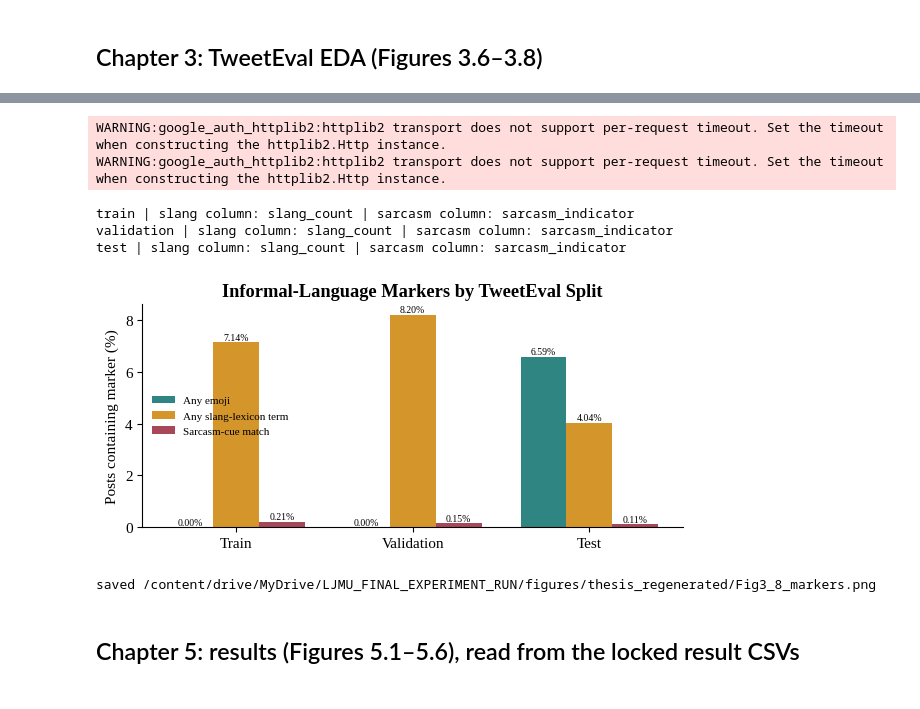
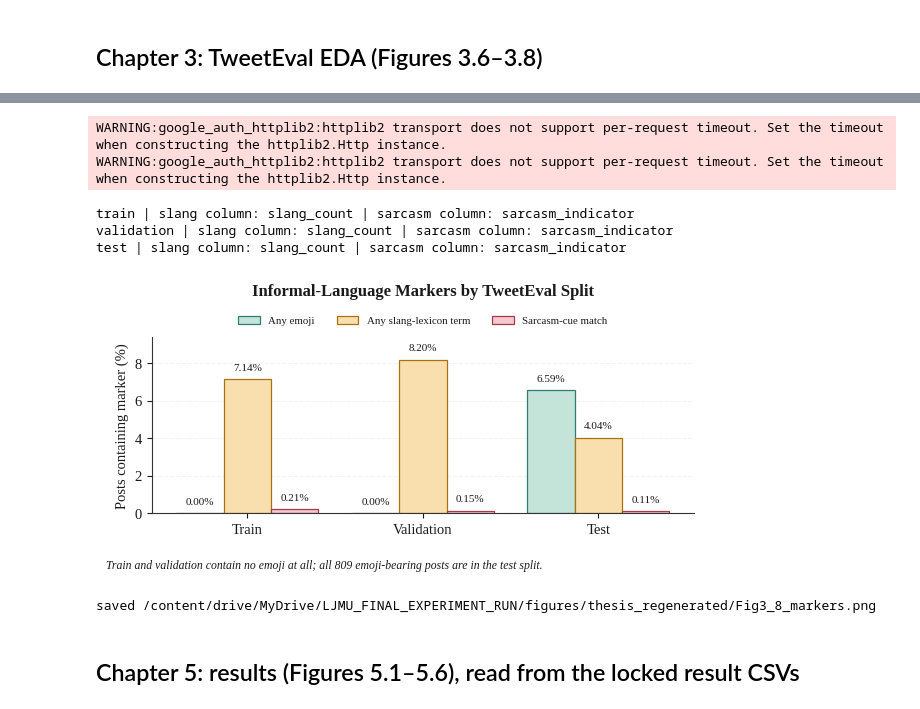
Before and after one commit to abtGIT/ethical-risk-assessment-sentiment-analysis-models-social-media-monitoring-bias-inclusivity, a Jupyter notebook: Implementation/FIGURES_Regenerate.ipynb, the cells around one changed output, grey strips where cells are left out. Drawn from its saved outputs; the diff is of its cells as text; code cells hidden in the pictures.

```diff
--- a/Implementation/FIGURES_Regenerate.ipynb
+++ b/Implementation/FIGURES_Regenerate.ipynb
@@ -53,18 +62,17 @@ saved /content/drive/MyDrive/LJMU_FINAL_EXPERIMENT_RUN/figures/thesis_regenerate
 # %%
 # Figure 3.7 post length: left train vs test; right by class, all splits pooled
 wc = {s: d.text.astype(str).str.split().str.len() for s, d in splits.items()}
-fig, (a1, a2) = plt.subplots(1, 2, figsize=(6.1, 2.9))
-bins = np.arange(0, 38)
-for s, col in (('train', C['navy']), ('test', C['orange'])):
-    a1.hist(wc[s], bins=bins, density=True, alpha=0.6, color=col, label=f'{s.title()} (mean {wc[s].mean():.1f})')
+fig, (a1, a2) = plt.subplots(1, 2, gridspec_kw={'width_ratios': [1.05, 1]})
+bins = np.arange(0, max(wc['train'].max(), wc['test'].max()) + 2)
+for s, col, alpha in (('train', SRC_TGT[0], 0.85), ('test', SRC_TGT[1], 0.75)):
+    a1.hist(wc[s], bins=bins, density=True, color=col[0], edgecolor=col[1], linewidth=0.5, alpha=alpha, label=f'{s.title()} (mean {wc[s].mean():.1f})')
     log('3.7', f'mean words {s}', round(wc[s].mean(), 2))
-a1.legend(frameon=False, fontsize=8, loc='upper left'); a1.set_xlabel('Whitespace words per post'); a1.set_ylabel('Density')
-a1.set_title('Post Length: Train vs Test', fontweight='bold', fontsize=10)
+a1.legend(fontsize=9, loc='upper left'); a1.set_xlabel('Whitespace words per post'); a1.set_ylabel('Density'); a1.set_title('Post Length: Train vs Test')
 allp = pd.concat(splits.values()); allw = allp.text.astype(str).str.split().str.len()
 data = [allw[allp.label_id == k] for k in (0, 1, 2)]
-bp = a2.boxplot(data, patch_artist=True, showfliers=False, widths=0.5)
-for p_, col in zip(bp['boxes'], (C['neg'], C['neu'], C['pos'])): p_.set_facecolor(col)
+bp = a2.boxplot(data, widths=0.45, showfliers=False, patch_artist=True, medianprops={'color': '#1a1a1a', 'linewidth': 1.4})
+for p_, k in zip(bp['boxes'], (0, 1, 2)): p_.set_facecolor(CLS[k][0]); p_.set_edgecolor(CLS[k][1])
 for k, d_ in zip((0, 1, 2), data): log('3.7', f'pooled {lab[k]} Q1/med/Q3', np.percentile(d_, [25, 50, 75]).tolist())
-a2.set_xticklabels([lab[k] for k in (0, 1, 2)]); a2.set_ylabel('Whitespace words per post')
-a2.set_title('Post Length by Sentiment Class', fontweight='bold', fontsize=10); save(fig, 'Fig3_7_post_length.png')
+a2.set_xticks([1, 2, 3]); a2.set_xticklabels([lab[k] for k in (0, 1, 2)]); a2.set_ylabel('Whitespace words per post'); a2.set_title('Post Length by Sentiment Class')
+save(fig, 'Fig3_7_post_length.png', 1830, 864)
 # %% [output]
@@ -86,40 +94,77 @@ if ftu is None:
         auth.authenticate_user(); creds, _ = google.auth.default()
         req = build('drive', 'v3', credentials=creds, cache_discovery=False).files().get_media(fileId='14KfwtUf2zSd_jlW7i-6K8XgBJ62Aqk02')
         with io.FileIO('/content/final_thesis_utils.py', 'wb') as fh:
             dl = MediaIoBaseDownload(fh, req); done = False
             while not done: _, done = dl.next_chunk()
         import final_thesis_utils as ftu
     except Exception as ex:
         print('could not load final_thesis_utils:', ex)
 if ftu is None:
     print('final_thesis_utils not available: slang/sarcasm will use fallbacks (values may differ slightly)')
 rows = {}
 for s, d in splits.items():
     t = ftu.tag_subgroups(d.copy(), 'text') if ftu is not None else d.copy()
     emo = d.text.astype(str).map(lambda x: emoji.emoji_count(x) > 0)
     scol = next((c for c in t.columns if 'slang' in c.lower() and 'count' in c.lower()), None)
     sarc = next((c for c in t.columns if 'sarcas' in c.lower() and c != 'subgroup'), None)
     if scol: sl = t[scol] > 0
     else:
         lex = {w.lower() for w in getattr(ftu, 'SLANG_TERMS', [])}
         sl = d.text.astype(str).str.lower().str.findall(r"[a-z0-9']+").map(lambda ws: any(w in lex for w in ws)); print('slang fallback tokeniser used')
     sa = t[sarc].astype(bool) if sarc else pd.Series(False, index=d.index)
     print(s, '| slang column:', scol, '| sarcasm column:', sarc)
     rows[s] = [100 * emo.mean(), 100 * sl.mean(), 100 * sa.mean()]
     for name, v in zip(('emoji', 'slang', 'sarcasm'), rows[s]): log('3.8', f'{s} {name} %', round(v, 2))
-fig, ax = plt.subplots(figsize=(6.1, 3.0)); w = 0.26
-for i, (name, col) in enumerate(zip(('Any emoji', 'Any slang-lexicon term', 'Sarcasm-cue match'), (C['pos'], C['orange'], C['neg']))):
-    v = [rows[s][i] for s in splits]; bars = ax.bar(np.arange(3) + (i - 1) * w, v, w, color=col, label=name)
-    for b, x in zip(bars, v): ax.text(b.get_x() + b.get_width() / 2, x + 0.1, f'{x:.2f}%', ha='center', fontsize=7)
-ax.set_xticks(range(3)); ax.set_xticklabels([s.title() for s in splits]); ax.set_ylabel('Posts containing marker (%)')
-ax.legend(frameon=False, fontsize=8); ax.set_title('Informal-Language Markers by TweetEval Split', fontweight='bold'); save(fig, 'Fig3_8_markers.png')
+# Plot the frozen marker percentages with labels ABOVE their bars.
+# The palette and marker calculations above are unchanged.
+fig, ax = plt.subplots()
+w = 0.27
+split_names = list(splits)
+for i, (name, group) in enumerate(zip(
+    ('Any emoji', 'Any slang-lexicon term', 'Sarcasm-cue match'),
+    ('emoji-heavy', 'slang-heavy', 'sarcasm-indicated'),
+)):
+    values = [rows[s][i] for s in split_names]
+    bars = bar(
+        ax, np.arange(len(split_names)) + (i - 1) * w,
+        values, w, GRP[group], label=name
+    )
+    # A point-based offset works for tall bars and short/zero-height bars alike.
+    ax.bar_label(
+        bars,
+        labels=[f'{value:.2f}%' for value in values],
+        label_type='edge', padding=5, fontsize=8,
+        color='#1a1a1a'
+    )
+
+ax.set_xticks(np.arange(len(split_names)))
+ax.set_xticklabels([s.title() for s in split_names])
+ax.set_ylabel('Posts containing marker (%)')
+ax.set_ylim(0, max(9, max(max(v) for v in rows.values()) + 1.2))
+ax.yaxis.grid(True, linestyle='--', alpha=0.15)
+ax.set_axisbelow(True)
+
+# Move the legend out of the plotting area and reserve room for the title.
+ax.set_title('Informal-Language Markers by TweetEval Split', pad=30)
+ax.legend(
+    loc='lower center', bbox_to_anchor=(0.5, 1.01),
+    ncol=3, fontsize=7.8, frameon=False
+)
+fig.text(
+    0.01, 0.02,
+    'Train and validation contain no emoji at all; '
+    'all 809 emoji-bearing posts are in the test split.',
+    fontsize=8.5, style='italic'
+)
+# The existing save helper enforces 1830 x 969 px and makes PNG + SVG.
+save(fig, 'Fig3_8_markers.png', 1830, 969, rect=(0, 0.07, 1, 0.95))
 # %% [output]
 WARNING:google_auth_httplib2:httplib2 transport does not support per-request timeout. Set the timeout when constructing the httplib2.Http instance.
 WARNING:google_auth_httplib2:httplib2 transport does not support per-request timeout. Set the timeout when constructing the httplib2.Http instance.
 train | slang column: slang_count | sarcasm column: sarcasm_indicator
 validation | slang column: slang_count | sarcasm column: sarcasm_indicator
 test | slang column: slang_count | sarcasm column: sarcasm_indicator
-[figure, old version]
+[figure, new version]
 saved /content/drive/MyDrive/LJMU_FINAL_EXPERIMENT_RUN/figures/thesis_regenerated/Fig3_8_markers.png
 # %% [markdown]
 ## Chapter 5: results (Figures 5.1–5.6), read from the locked result CSVs
```
Also changed, not shown: parts of 10 cells of this notebook, 5 other files.
